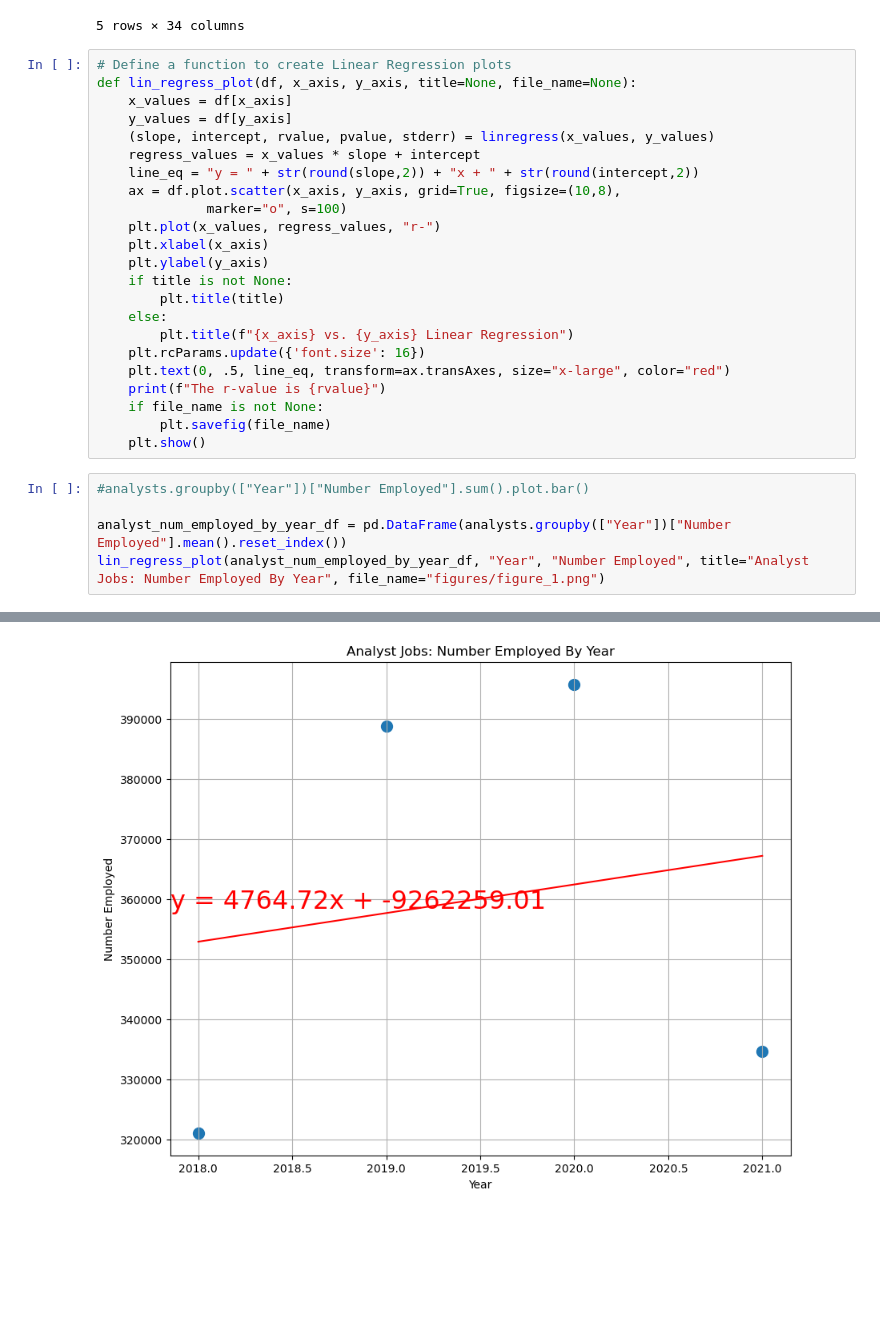
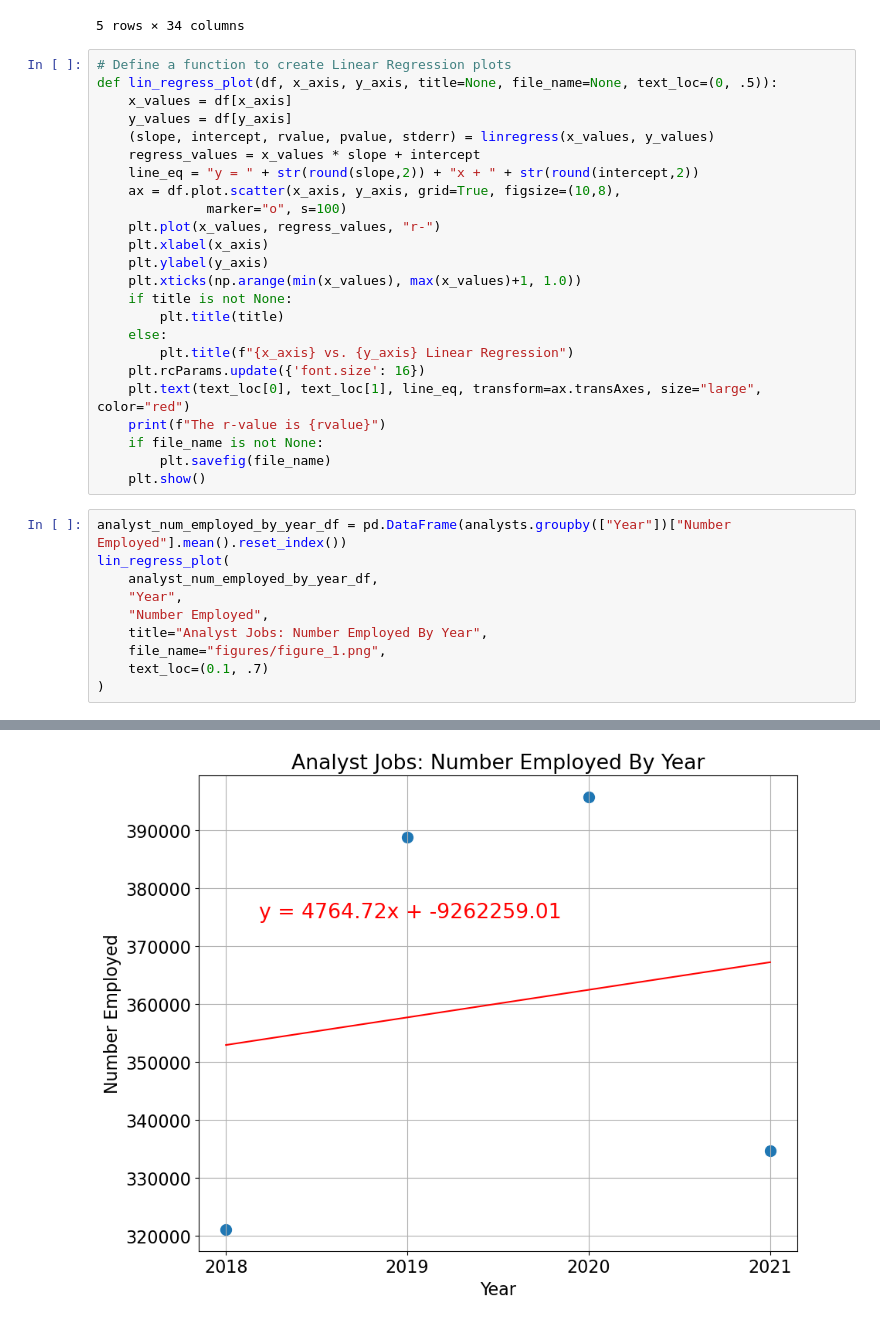
Before and after one commit to LC-Conner/Project-1, a Jupyter notebook: BLS Data 2018-2021 combined.ipynb, the cells around one changed output, grey strips where cells are left out. Saved outputs shown, nothing was run; the diff lists cells and outputs as text; blank space fills up the shorter version.

Commit message:
Reformatted charts in BLS combined data

```diff
--- a/BLS Data 2018-2021 combined.ipynb
+++ b/BLS Data 2018-2021 combined.ipynb
@@ -87,7 +84,7 @@ analysts.head()
 5 rows × 34 columns
 # %%
 # Define a function to create Linear Regression plots
-def lin_regress_plot(df, x_axis, y_axis, title=None, file_name=None):
+def lin_regress_plot(df, x_axis, y_axis, title=None, file_name=None, text_loc=(0, .5)):
     x_values = df[x_axis]
     y_values = df[y_axis]
     (slope, intercept, rvalue, pvalue, stderr) = linregress(x_values, y_values)
@@ -98,23 +95,29 @@ def lin_regress_plot(df, x_axis, y_axis, title=None, file_name=None):
     plt.plot(x_values, regress_values, "r-")
     plt.xlabel(x_axis)
     plt.ylabel(y_axis)
+    plt.xticks(np.arange(min(x_values), max(x_values)+1, 1.0))
     if title is not None:
         plt.title(title)
     else:
         plt.title(f"{x_axis} vs. {y_axis} Linear Regression")
     plt.rcParams.update({'font.size': 16})
-    plt.text(0, .5, line_eq, transform=ax.transAxes, size="x-large", color="red")
+    plt.text(text_loc[0], text_loc[1], line_eq, transform=ax.transAxes, size="large", color="red")
     print(f"The r-value is {rvalue}")
     if file_name is not None:
         plt.savefig(file_name)
     plt.show()
 # %%
-#analysts.groupby(["Year"])["Number Employed"].sum().plot.bar()
-
 analyst_num_employed_by_year_df = pd.DataFrame(analysts.groupby(["Year"])["Number Employed"].mean().reset_index())
-lin_regress_plot(analyst_num_employed_by_year_df, "Year", "Number Employed", title="Analyst Jobs: Number Employed By Year", file_name="figures/figure_1.png")
+lin_regress_plot(
+    analyst_num_employed_by_year_df,
+    "Year",
+    "Number Employed",
+    title="Analyst Jobs: Number Employed By Year",
+    file_name="figures/figure_1.png",
+    text_loc=(0.1, .7)
+)
 # %% [output]
 The r-value is 0.1631079507864794
-[figure, old version]
+[figure, new version]
 # %%
 analyst_salaries_by_year_df = pd.DataFrame(analysts.groupby(["Year"])["Mean Annual Wage"].mean().reset_index())
```
Also changed, not shown: parts of 5 cells of this notebook, 4 other files.
